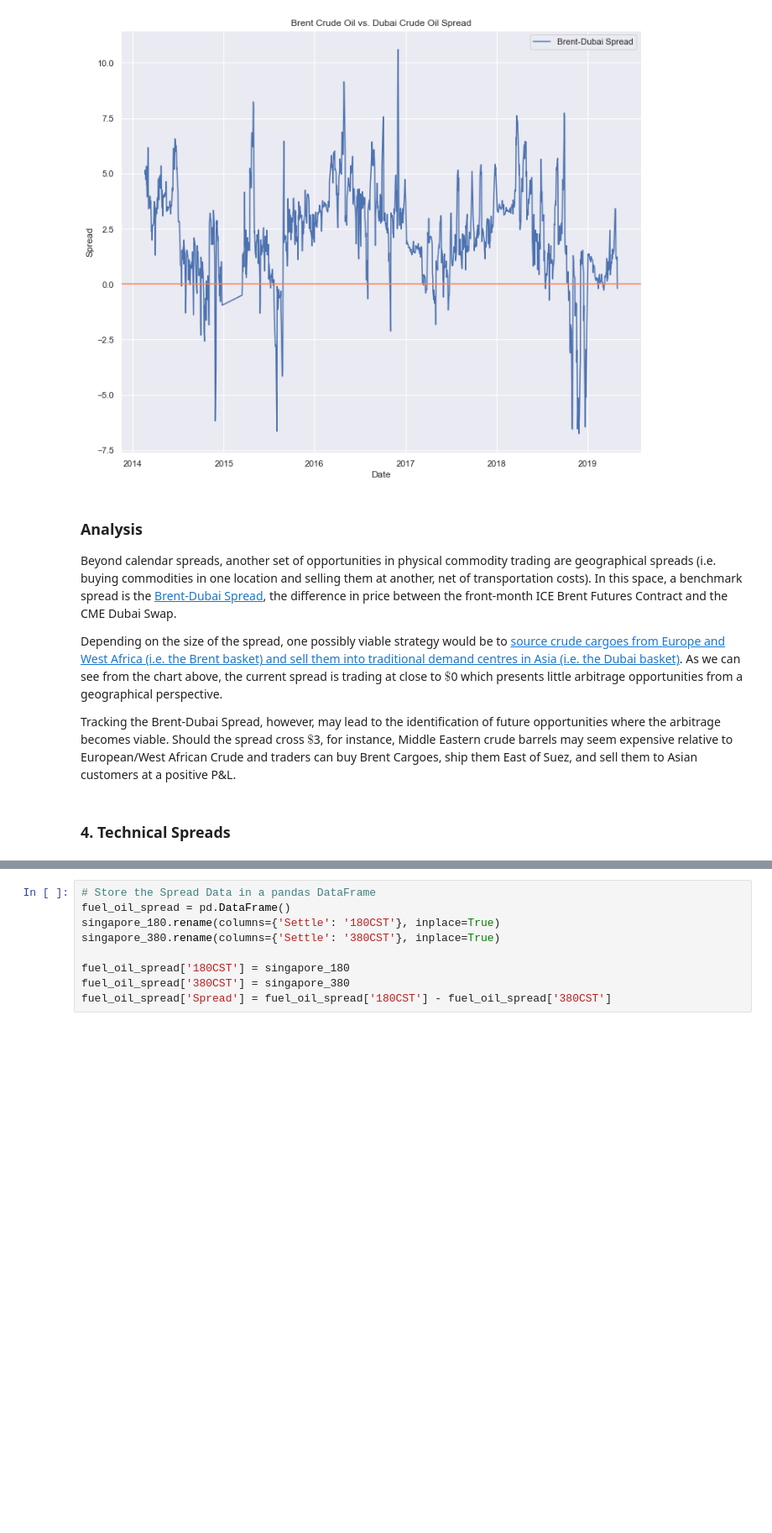
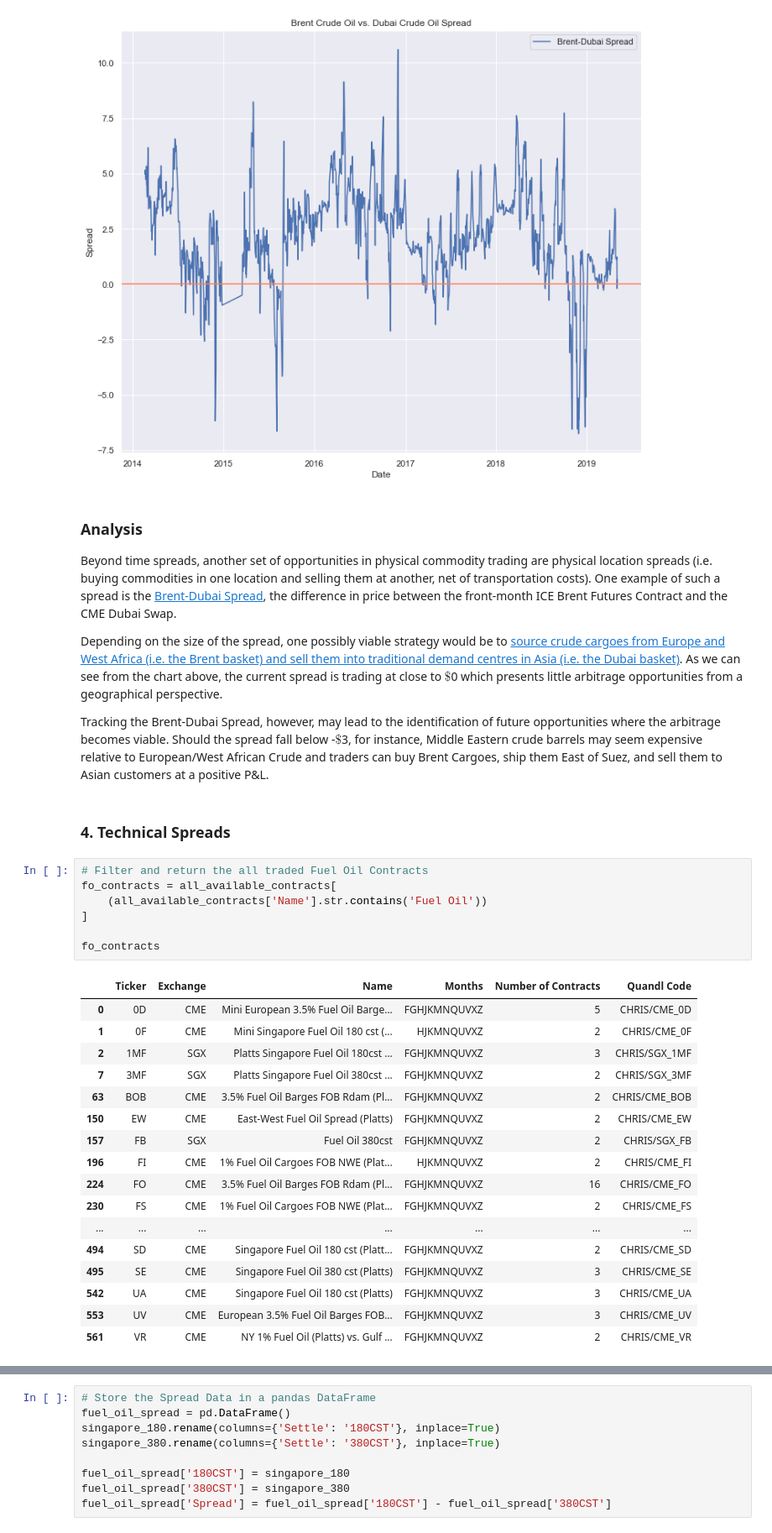
Before and after one commit to NicholasTanWeiHong/eda-with-quandl-futures, a Jupyter notebook: eda-quandl-futures.ipynb, the cells around one changed output, grey strips where cells are left out. Shown at 84% size. Saved outputs shown, nothing was run; the diff lists cells and outputs as text; blank space fills up the shorter version.

```diff
--- a/eda-quandl-futures.ipynb
+++ b/eda-quandl-futures.ipynb
@@ -261,11 +244,36 @@ plt.axhline(y=0, color='coral');
 # %% [markdown]
 ### Analysis
 
-Beyond calendar spreads, another set of opportunities in physical commodity trading are geographical spreads (i.e. buying commodities in one location and selling them at another, net of transportation costs). In this space, a benchmark spread is the [Brent-Dubai Spread](https://www.investopedia.com/articles/investing/102314/understanding-benchmark-oils-brent-blend-wti-and-dubai.asp), the difference in price between the front-month ICE Brent Futures Contract and the CME Dubai Swap.
+Beyond time spreads, another set of opportunities in physical commodity trading are physical location spreads (i.e. buying commodities in one location and selling them at another, net of transportation costs). One example of such a spread is the [Brent-Dubai Spread](https://www.investopedia.com/articles/investing/102314/understanding-benchmark-oils-brent-blend-wti-and-dubai.asp), the difference in price between the front-month ICE Brent Futures Contract and the CME Dubai Swap.
 
 Depending on the size of the spread, one possibly viable strategy would be to [source crude cargoes from Europe and West Africa (i.e. the Brent basket) and sell them into traditional demand centres in Asia (i.e. the Dubai basket)](https://www.hellenicshippingnews.com/analysis-key-brent-dubai-spread-sees-instability-amid-volatile-crude-prices/). As we can see from the chart above, the current spread is trading at close to $\$$0 which presents little arbitrage opportunities from a geographical perspective.
 
-Tracking the Brent-Dubai Spread, however, may lead to the identification of future opportunities where the arbitrage becomes viable. Should the spread cross $\$$3, for instance, Middle Eastern crude barrels may seem expensive relative to European/West African Crude and traders can buy Brent Cargoes, ship them East of Suez, and sell them to Asian customers at a positive P&L.
+Tracking the Brent-Dubai Spread, however, may lead to the identification of future opportunities where the arbitrage becomes viable. Should the spread fall below -$\$$3, for instance, Middle Eastern crude barrels may seem expensive relative to European/West African Crude and traders can buy Brent Cargoes, ship them East of Suez, and sell them to Asian customers at a positive P&L.
 # %% [markdown]
 ### 4. Technical Spreads
+# %%
+# Filter and return the all traded Fuel Oil Contracts
+fo_contracts = all_available_contracts[
+    (all_available_contracts['Name'].str.contains('Fuel Oil'))
+]
+
+fo_contracts
+# %% [output]
+|  | Ticker | Exchange | Name | Months | Number of Contracts | Quandl Code |
+| 0 | 0D | CME | Mini European 3.5% Fuel Oil Barge... | FGHJKMNQUVXZ | 5 | CHRIS/CME_0D |
+| 1 | 0F | CME | Mini Singapore Fuel Oil 180 cst (... | HJKMNQUVXZ | 2 | CHRIS/CME_0F |
+| 2 | 1MF | SGX | Platts Singapore Fuel Oil 180cst ... | FGHJKMNQUVXZ | 3 | CHRIS/SGX_1MF |
+| 7 | 3MF | SGX | Platts Singapore Fuel Oil 380cst ... | FGHJKMNQUVXZ | 2 | CHRIS/SGX_3MF |
+| 63 | BOB | CME | 3.5% Fuel Oil Barges FOB Rdam (Pl... | FGHJKMNQUVXZ | 2 | CHRIS/CME_BOB |
+| 150 | EW | CME | East-West Fuel Oil Spread (Platts) | FGHJKMNQUVXZ | 2 | CHRIS/CME_EW |
+| 157 | FB | SGX | Fuel Oil 380cst | FGHJKMNQUVXZ | 2 | CHRIS/SGX_FB |
+| 196 | FI | CME | 1% Fuel Oil Cargoes FOB NWE (Plat... | HJKMNQUVXZ | 2 | CHRIS/CME_FI |
+| 224 | FO | CME | 3.5% Fuel Oil Barges FOB Rdam (Pl... | FGHJKMNQUVXZ | 16 | CHRIS/CME_FO |
+| 230 | FS | CME | 1% Fuel Oil Cargoes FOB NWE (Plat... | FGHJKMNQUVXZ | 2 | CHRIS/CME_FS |
+| ... | ... | ... | ... | ... | ... | ... |
+| 494 | SD | CME | Singapore Fuel Oil 180 cst (Platt... | FGHJKMNQUVXZ | 2 | CHRIS/CME_SD |
+| 495 | SE | CME | Singapore Fuel Oil 380 cst (Platts) | FGHJKMNQUVXZ | 3 | CHRIS/CME_SE |
+| 542 | UA | CME | Singapore Fuel Oil 180 cst (Platts) | FGHJKMNQUVXZ | 3 | CHRIS/CME_UA |
+| 553 | UV | CME | European 3.5% Fuel Oil Barges FOB... | FGHJKMNQUVXZ | 3 | CHRIS/CME_UV |
+| 561 | VR | CME | NY 1% Fuel Oil (Platts) vs. Gulf ... | FGHJKMNQUVXZ | 2 | CHRIS/CME_VR |
 # %%
```
Also changed, not shown: parts of 18 cells of this notebook.
